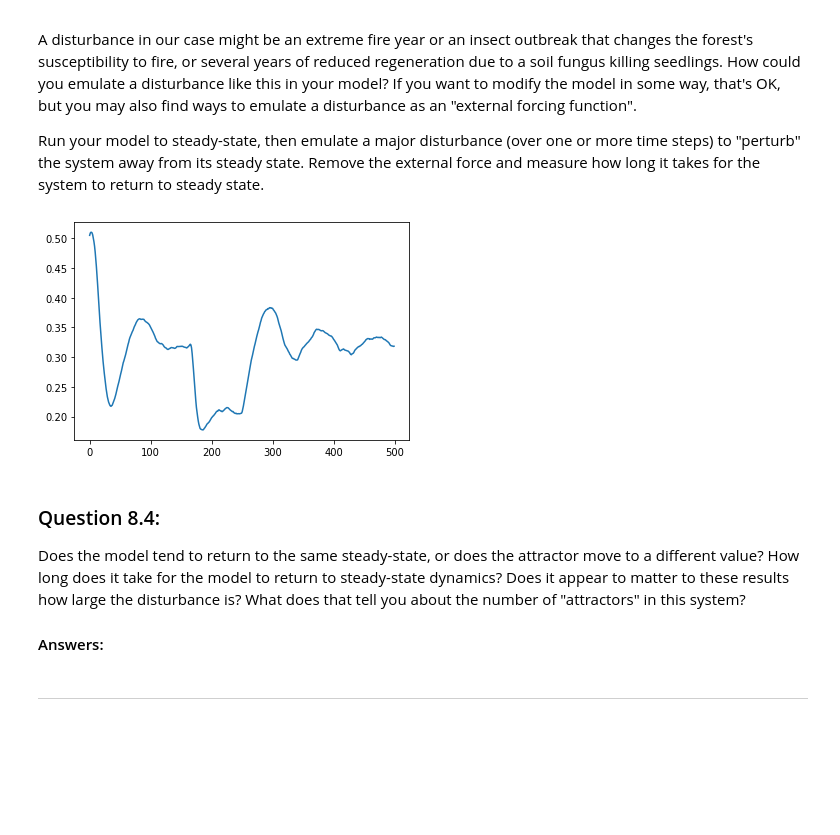
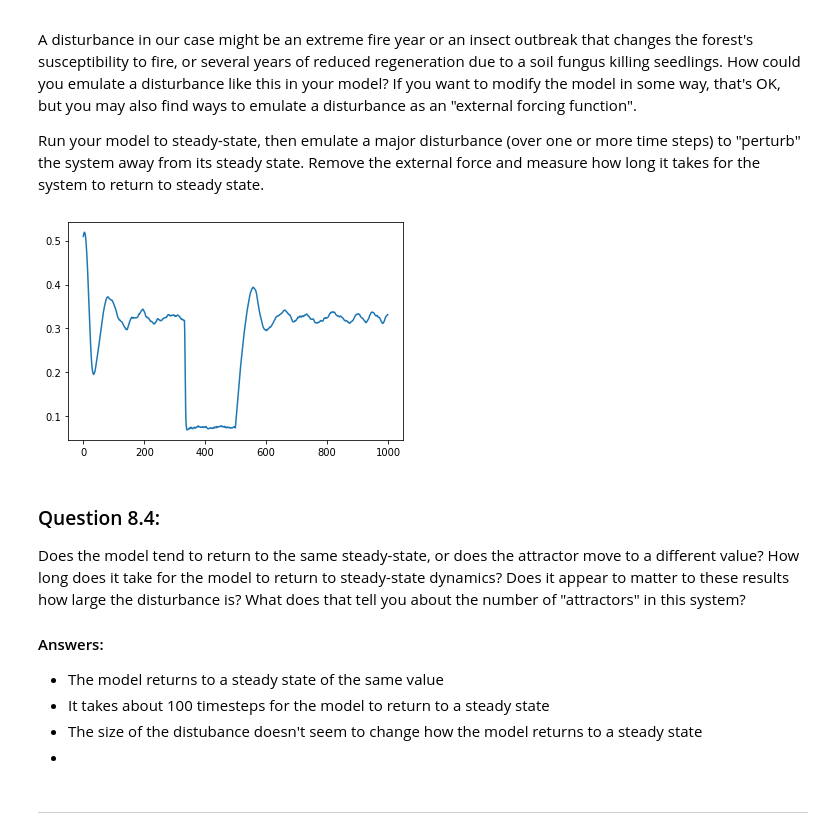
Before and after one commit to owengenge/cap-comp215, a Jupyter notebook: labs/lab07.ipynb, the cells around one changed output. Drawn from its saved outputs; the diff is of its cells as text; code cells hidden in the pictures; blank space fills up the shorter version.

```diff
--- a/labs/lab07.ipynb
+++ b/labs/lab07.ipynb
@@ -293,29 +294,29 @@ How could you emulate a disturbance like this in your model?  If you want to mod
 Run your model to steady-state, then emulate a major disturbance (over one or more time steps) to "perturb" the system away from its steady state.  Remove the external force and measure how long it takes for the system to return to steady state.
 # %%
 # Ex. 8.4 here
-def sim_disturbance(size, steps, q, f, p):
+def sim_disturbance(size, steps, q, f, p, f_change):
   """Alters the frequency that a forested cell catches fire"""
   model = ForestFire(size, q=q, f=f, p=p)
   steps_list = [i for i in range(steps)]
 
   per_occupied = []
   for i in range(steps):
     if i == steps//3:
-      model.f = model.f * 10
+      model.f = model.f * f_change
     else:
       pass
     if i == steps//2:
-      model.f = model.f / 10
+      model.f = model.f / f_change
     else:
       pass
 
     per_occupied.append(model.step().pct_occupied())
 
   plt.plot(steps_list,per_occupied)
 
-sim_disturbance(200, 500, q=.5, p=0.01, f=0.001)
+sim_disturbance(200, 1000, q=.5, p=0.01, f=0.001, f_change=90)
 # %% [output]
-[figure, old version]
+[figure, new version]
 # %% [markdown]
 ### Question 8.4:
 Does the model tend to return to the same steady-state, or does the attractor move to a different value?
@@ -324,6 +325,10 @@ Does it appear to matter to these results how large the disturbance is?
 What does that tell you about the number of "attractors" in this system?
 
 #### Answers:
+- The model returns to a steady state of the same value
+- It takes about 100 timesteps for the model to return to a steady state
+- The size of the distubance doesn't seem to change how the model returns to a steady state
+-
 # %% [markdown]
 -----------------
 # %% [markdown]
```
Also changed, not shown: parts of 5 cells of this notebook.
